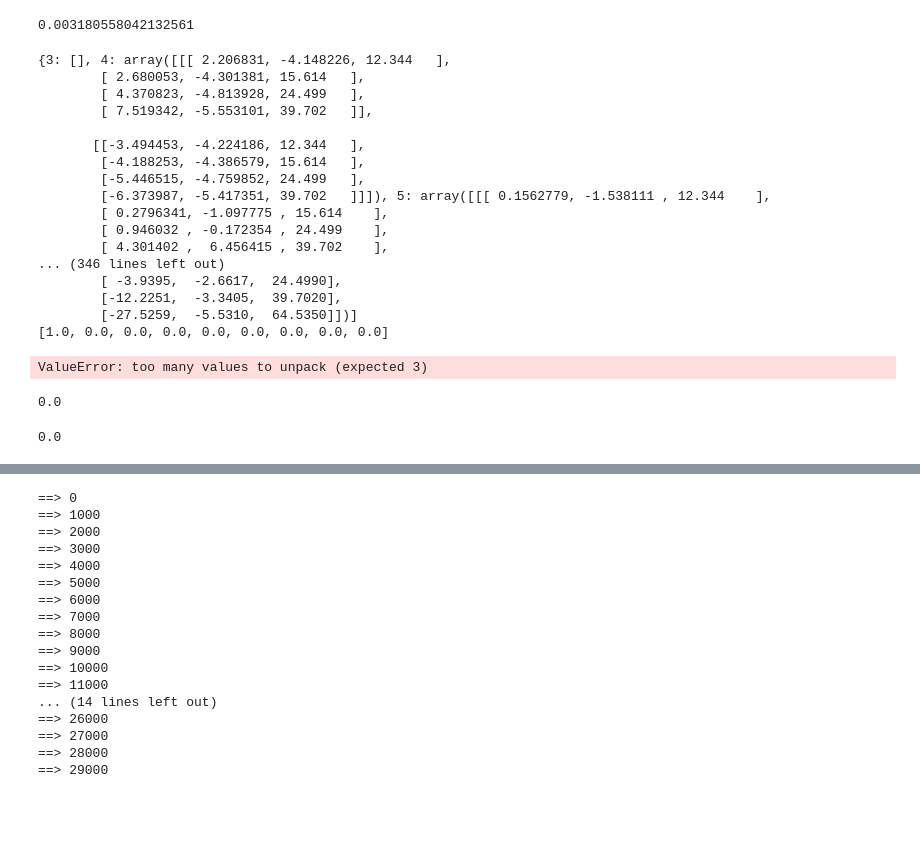
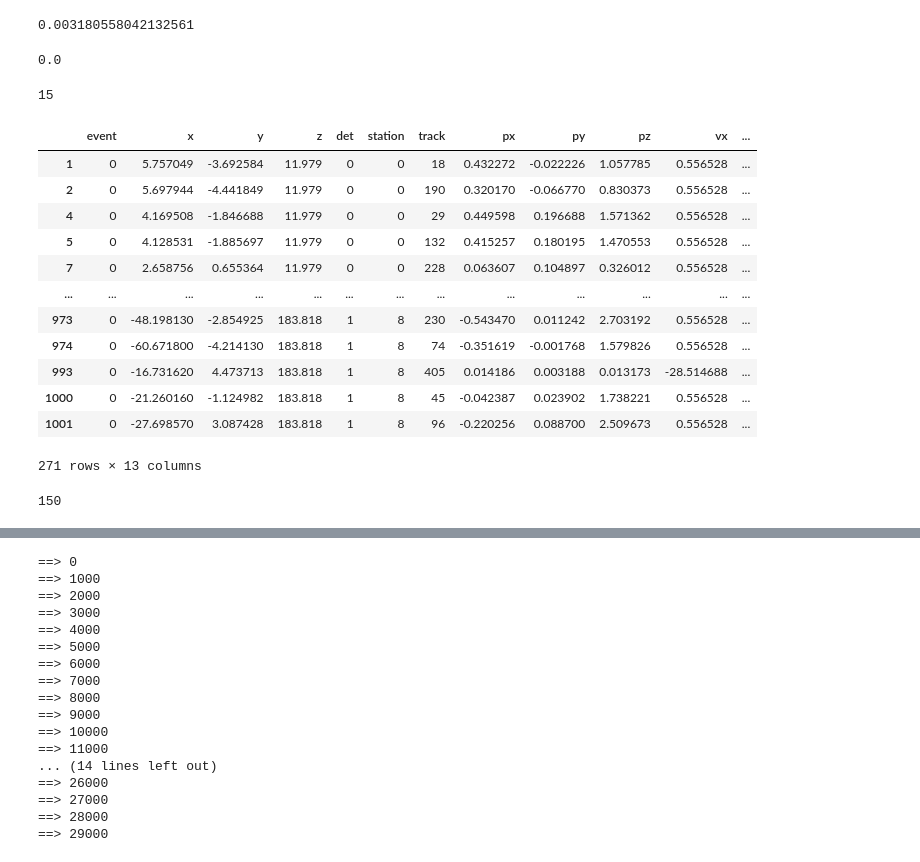
Before and after one commit to t3hseus/ariadne, a Jupyter notebook: notebooks/tracknet_preds_analyze.ipynb, the cells around one changed output, grey strips where cells are left out. Saved outputs shown, nothing was run; the diff lists cells and outputs as text; code cells hidden in the pictures; blank space fills up the shorter version.

```diff
--- a/notebooks/tracknet_preds_analyze.ipynb
+++ b/notebooks/tracknet_preds_analyze.ipynb
@@ -740,25 +759,3 @@ False
 print(temp1['labels'].sum()/len(temp1['labels']))
 # %% [output]
 0.003180558042132561
-# %%
-one_event = data[data.event == 0]
-preds, labels, event_df = process_one_event(one_event)
-# %% [output]
-{3: [], 4: array([[[ 2.206831, -4.148226, 12.344   ],
-        [ 2.680053, -4.301381, 15.614   ],
-        [ 4.370823, -4.813928, 24.499   ],
-        [ 7.519342, -5.553101, 39.702   ]],
-
-       [[-3.494453, -4.224186, 12.344   ],
-        [-4.188253, -4.386579, 15.614   ],
-        [-5.446515, -4.759852, 24.499   ],
-        [-6.373987, -5.417351, 39.702   ]]]), 5: array([[[ 0.1562779, -1.538111 , 12.344    ],
-        [ 0.2796341, -1.097775 , 15.614    ],
-        [ 0.946032 , -0.172354 , 24.499    ],
-        [ 4.301402 ,  6.456415 , 39.702    ],
-... (346 lines left out)
-        [ -3.9395,  -2.6617,  24.4990],
-        [-12.2251,  -3.3405,  39.7020],
-        [-27.5259,  -5.5310,  64.5350]])]
-[1.0, 0.0, 0.0, 0.0, 0.0, 0.0, 0.0, 0.0, 0.0]
-ValueError: too many values to unpack (expected 3)
@@ -766,7 +765,27 @@ ValueError: too many values to unpack (expected 3)
 sum(labels)
 # %% [output]
 0.0
+# %%
+event_df[event_df.track !=-1].groupby('track').ngroups
+# %% [output]
+15
+# %%
+one_event[one_event.track !=-1]
+# %% [output]
+|  | event | x | y | z | det | station | track | px | py | pz | vx | ... |
+| 1 | 0 | 5.757049 | -3.692584 | 11.979 | 0 | 0 | 18 | 0.432272 | -0.022226 | 1.057785 | 0.556528 | ... |
+| 2 | 0 | 5.697944 | -4.441849 | 11.979 | 0 | 0 | 190 | 0.320170 | -0.066770 | 0.830373 | 0.556528 | ... |
+| 4 | 0 | 4.169508 | -1.846688 | 11.979 | 0 | 0 | 29 | 0.449598 | 0.196688 | 1.571362 | 0.556528 | ... |
+| 5 | 0 | 4.128531 | -1.885697 | 11.979 | 0 | 0 | 132 | 0.415257 | 0.180195 | 1.470553 | 0.556528 | ... |
+| 7 | 0 | 2.658756 | 0.655364 | 11.979 | 0 | 0 | 228 | 0.063607 | 0.104897 | 0.326012 | 0.556528 | ... |
+| ... | ... | ... | ... | ... | ... | ... | ... | ... | ... | ... | ... | ... |
+| 973 | 0 | -48.198130 | -2.854925 | 183.818 | 1 | 8 | 230 | -0.543470 | 0.011242 | 2.703192 | 0.556528 | ... |
+| 974 | 0 | -60.671800 | -4.214130 | 183.818 | 1 | 8 | 74 | -0.351619 | -0.001768 | 1.579826 | 0.556528 | ... |
+| 993 | 0 | -16.731620 | 4.473713 | 183.818 | 1 | 8 | 405 | 0.014186 | 0.003188 | 0.013173 | -28.514688 | ... |
+| 1000 | 0 | -21.260160 | -1.124982 | 183.818 | 1 | 8 | 45 | -0.042387 | 0.023902 | 1.738221 | 0.556528 | ... |
+| 1001 | 0 | -27.698570 | 3.087428 | 183.818 | 1 | 8 | 96 | -0.220256 | 0.088700 | 2.509673 | 0.556528 | ... |
+271 rows × 13 columns
 # %%
-sum(labels)
+len(labels)
 # %% [output]
-0.0
+150
```
Also changed, not shown: parts of 62 cells of this notebook, 7 other files.
